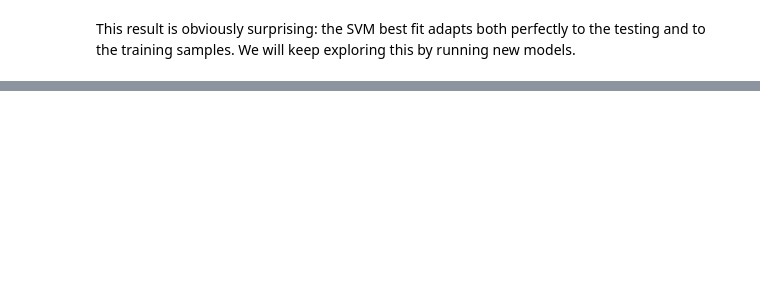
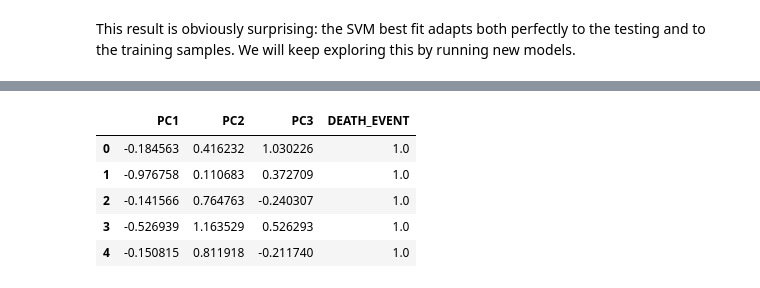
Before and after one commit to mateo-st/ML_UM, a Jupyter notebook: 3º Lab/LAB3 - Mordetzki, Stipanicic.ipynb, the cells around one changed output, grey strips where cells are left out. Cells and saved outputs as stored; diff of their text form; code cells hidden in the pictures; blank space fills up the shorter version.

```diff
--- a/3º Lab/LAB3 - Mordetzki, Stipanicic.ipynb
+++ b/3º Lab/LAB3 - Mordetzki, Stipanicic.ipynb
@@ -741,0 +817,15 @@ print("accuracy of single perceptron", metrics.accuracy_score(y_test, y_pred_per
+# %%
+# PCA for linear separability inquiry
+n_components = 3
+pca_linear = PCA(n_components = n_components)
+pca_linear.fit(dataset_blood_scaled)
+dataset_blood_scaled_pca_linear = pd.DataFrame(pca_linear.fit_transform(dataset_blood_scaled), columns = ['PC1', 'PC2', 'PC3'])
+dataset_blood_scaled_pca_linear['DEATH_EVENT'] = y
+dataset_blood_scaled_pca_linear.head()
+# %% [output]
+|  | PC1 | PC2 | PC3 | DEATH_EVENT |
+| 0 | -0.184563 | 0.416232 | 1.030226 | 1.0 |
+| 1 | -0.976758 | 0.110683 | 0.372709 | 1.0 |
+| 2 | -0.141566 | 0.764763 | -0.240307 | 1.0 |
+| 3 | -0.526939 | 1.163529 | 0.526293 | 1.0 |
+| 4 | -0.150815 | 0.811918 | -0.211740 | 1.0 |
```
Also changed, not shown: parts of 31 cells of this notebook, 1 other file.
